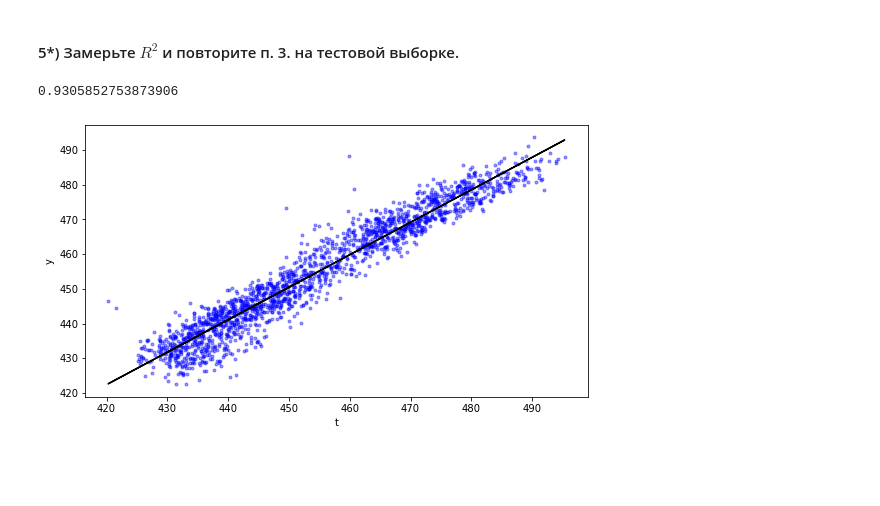
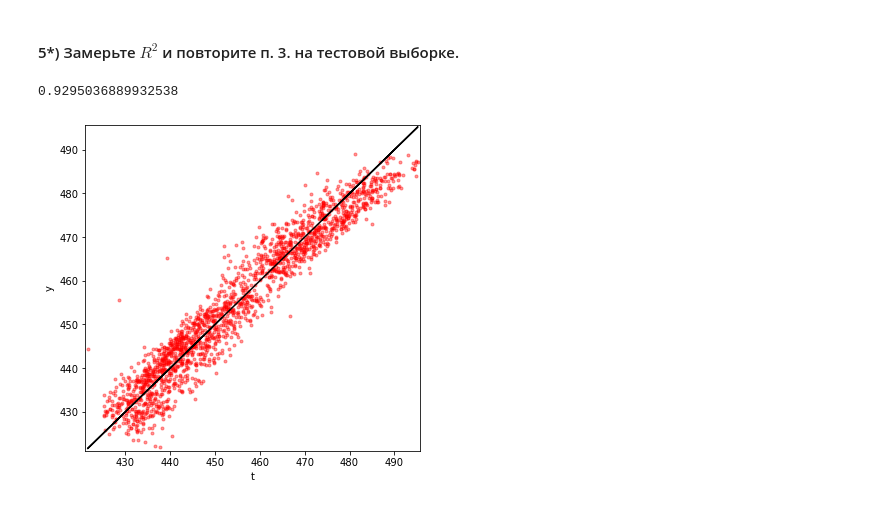
Before and after one commit to Bratko73/ML_Labs, a Jupyter notebook: Lab2/Lab2.ipynb, the cells around one changed output. Drawn from its saved outputs; the diff is of its cells as text; code cells hidden in the pictures; blank space fills up the shorter version.

```diff
--- a/Lab2/Lab2.ipynb
+++ b/Lab2/Lab2.ipynb
@@ -533,16 +358,16 @@ from sklearn.metrics import r2_score, mean_squared_error
 # %%
-lr = LinearRegression()
+linReg = LinearRegression()
 
-trainX = train.loc[:, "AT":"RH"].to_numpy()
-trainY = train["PE"].to_numpy()
-valX = val.loc[:, "AT":"RH"].to_numpy()
-valY = val["PE"].to_numpy()
-testX = test.loc[:, "AT":"RH"].to_numpy()
-testY = test["PE"].to_numpy()
+trainX = train.drop('PE',axis = 1)
+trainY = train["PE"]
+valX = val.drop('PE',axis = 1)
+valY = val["PE"]
+testX = test.drop('PE',axis = 1)
+testY = test["PE"]
 # %%
-lr.fit(trainX,trainY)
-predVal = lr.predict(valX)
+linReg.fit(trainX,trainY)
+predVal = linReg.predict(valX)
 print('r2 score = ',r2_score(valY,predVal))
 
-print('mse = ', mean_squared_error(predVal,valY))
+print('mae = ', mean_absolute_error(predVal,valY))
 # %% [output]
@@ -563,18 +389,19 @@ plt.show()
 # %% [markdown]
 #### 5*) Замерьте $R^2$  и повторите п. 3. на тестовой выборке.
 # %%
-predTest = lr.predict(testX)
+predTest = linReg.predict(testX)
 print(r2_score(testY,predTest))
 # %% [output]
-0.9305852753873906
+0.9295036889932538
 # %%
-predTest = lr.predict(testX)
-fig, ax = plt.subplots(1,1,figsize = (9,5))
-k,b =np.polyfit(testY, predTest, 1)
-ax.plot(testY, predTest,'b.', alpha=0.4)
-ax.plot(testY, k*testY + b,'-k')
+predTest = linReg.predict(testX)
+fig, ax = plt.subplots(1,1,figsize = (6,6))
+ax.plot(testY, predTest,'r.', alpha=0.4)
+ax.plot(testY, testY,'-k')
 ax.set_xlabel('t')
 ax.set_ylabel('y')
+ax.set_xlim(testY.min()-0.5,testY.max()+0.5)
+ax.set_ylim(testY.min()-0.5,testY.max()+0.5)
 plt.show()
 # %% [output]
-[figure, old version]
+[figure, new version]
```
Also changed, not shown: parts of 76 cells of this notebook, 3 other files.
